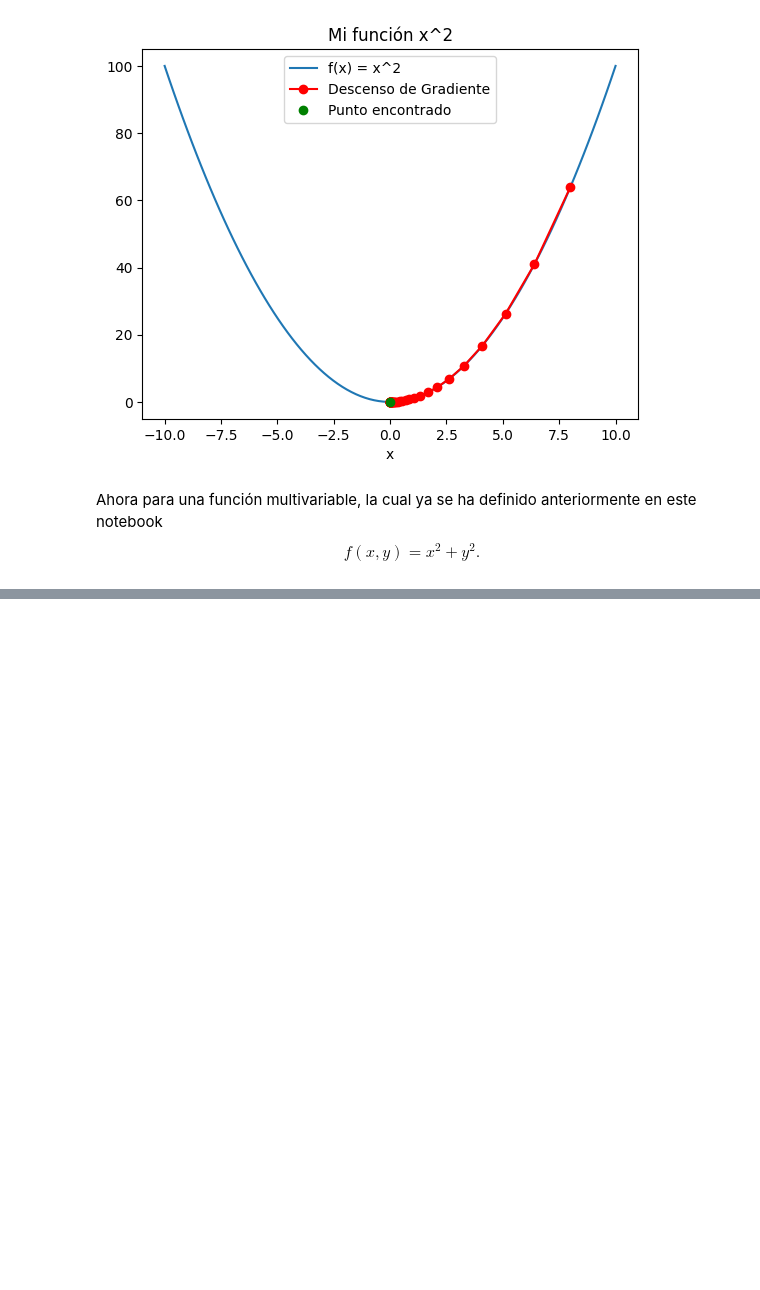
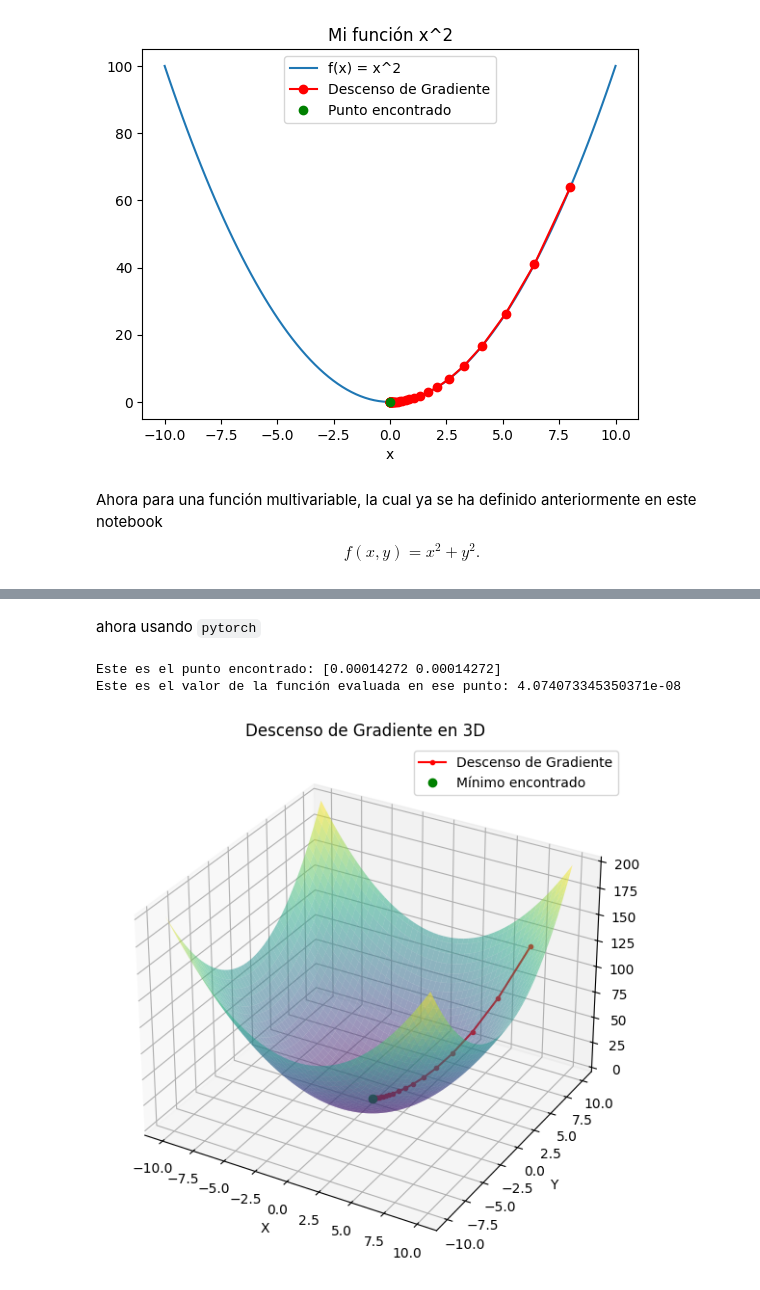
Before and after one commit to NaTHuber/exploration-notes, a Jupyter notebook: learning-notebooks/funcion-derivada-descenso-del-gradiente.ipynb, the cells around one changed output, grey strips where cells are left out. Cells and saved outputs as stored; diff of their text form; code cells hidden in the pictures; blank space fills up the shorter version.

```diff
--- a/learning-notebooks/funcion-derivada-descenso-del-gradiente.ipynb
+++ b/learning-notebooks/funcion-derivada-descenso-del-gradiente.ipynb
@@ -433,0 +443,55 @@ Este es el valor de mi función evaluada en ese punto: 4.0740719526689746e-08
+# %% [markdown]
+ahora usando `pytorch`
+# %%
+
+# Hiperparámetros
+x_0 = torch.tensor([10.0, 10.0], requires_grad=True) # se define como un vector usando pytorch
+l = 0.1  # tasa de aprendizaje
+n = 50   # número de iteraciones
+
+x_values = []
+z_values = []
+
+for i in range(n):
+    # Calcular la función en el punto inicial
+    z = miFuncion(x_0[0], x_0[1])
+
+    # Backpropagation
+    z.backward()
+
+    # Actualización por descenso de gradiente
+    with torch.no_grad():
+        x_0 -= l * x_0.grad
+
+    # Guardar los valores
+    x_values.append(x_0.detach().clone().numpy())
+    z_values.append(miFuncion(x_0[0], x_0[1]).item())
+
+    # Limpiar gradientes
+    x_0.grad.zero_()
+
+# Mostrar resultado
+print(f"Este es el punto encontrado: {x_0.detach().numpy()}")
+print(f"Este es el valor de la función evaluada en ese punto: {miFuncion(x_0[0], x_0[1]).item()}")
+
+# Preparar datos para la gráfica 3D
+X, Y = np.meshgrid(np.linspace(-10, 10, 100), np.linspace(-10, 10, 100))
+Z = X**2 + Y**2  # misma función f(x,y) = x² + y²
+
+x_values_np = np.array(x_values)
+
+# Visualización
+fig = plt.figure(figsize=(10,7))
+ax = fig.add_subplot(111, projection='3d')
+ax.plot_surface(X, Y, Z, alpha=0.5, cmap='viridis')
+ax.plot(x_values_np[:, 0], x_values_np[:, 1], z_values, 'r.-', label='Descenso de Gradiente')
+ax.plot(x_0[0].item(), x_0[1].item(), miFuncion(x_0[0], x_0[1]).item(), 'go', label='Mínimo encontrado')
+ax.set_title('Descenso de Gradiente en 3D')
+ax.set_xlabel('X')
+ax.set_ylabel('Y')
+ax.legend()
+plt.show()
+# %% [output]
+Este es el punto encontrado: [0.00014272 0.00014272]
+Este es el valor de la función evaluada en ese punto: 4.074073345350371e-08
+[figure, added]
```
Also changed, not shown: parts of 2 cells of this notebook.
